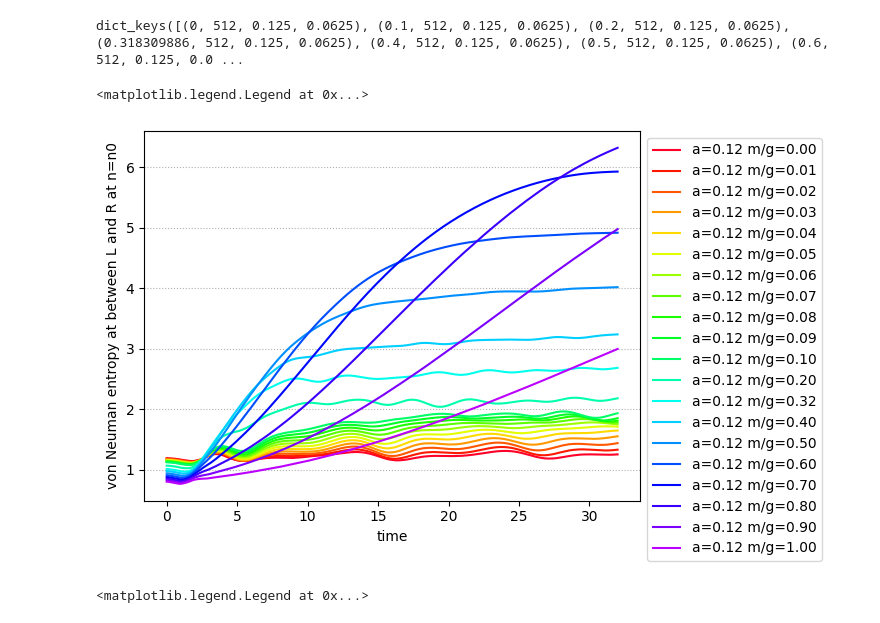
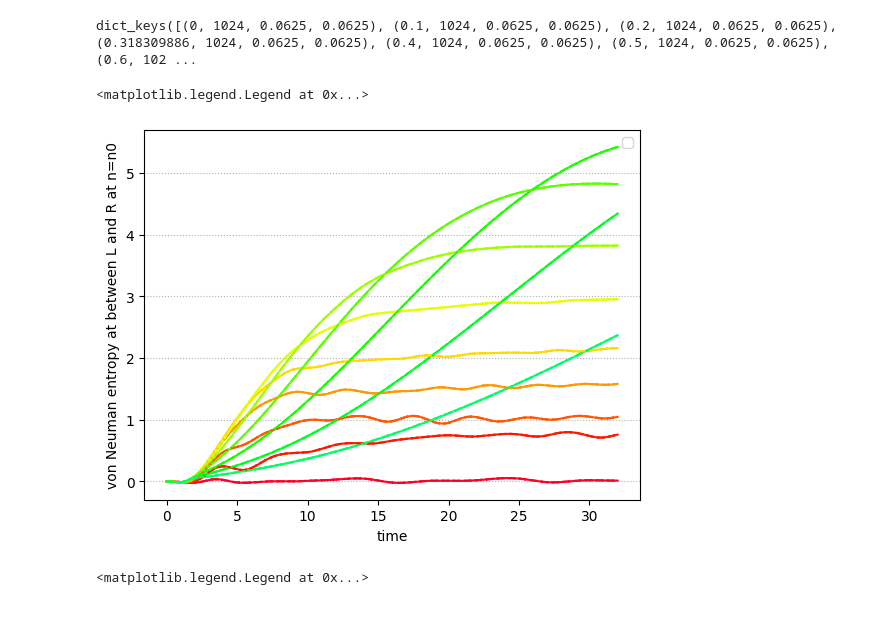
Before and after one commit to marekrams/jffs, a Jupyter notebook: plot_evolution_heatmaps_g=1.0_entropy.ipynb, the cells around one changed output. Saved outputs shown, nothing was run; the diff lists cells and outputs as text; code cells hidden in the pictures.

```diff
--- a/plot_evolution_heatmaps_g=1.0_entropy.ipynb
+++ b/plot_evolution_heatmaps_g=1.0_entropy.ipynb
@@ -9,11 +9,10 @@ from ploting import plot_heatmaps
 g = 1
 v, Q = 1, 1
 tol, method = 1e-6, '12site'
-D0, D = 256, 256
 #
 ms = [0, 0.1, 0.2, 0.318309886, 0.4, 0.5, 0.6, 0.7, 0.8, 0.9, 1.0]
 mg = [g * x for x in ms]
-NaDdt =  [(512, 0.125, 1024, 1/16)]  # (512, 0.0625, 256, 1/16),
+NaDdt =  [(1024, 1/16, 256, 1/16), (1024, 1/16, 512, 1/16), (1024, 1/16, 1024, 1/16)]
 
 data = {}
 
@@ -47,36 +46,38 @@ for m in ms:
 # %%
 data.keys()
 # %% [output]
-dict_keys([(0, 512, 0.125, 0.0625), (0.1, 512, 0.125, 0.0625), (0.2, 512, 0.125, 0.0625), (0.318309886, 512, 0.125, 0.0625), (0.4, 512, 0.125, 0.0625), (0.5, 512, 0.125, 0.0625), (0.6, 512, 0.125, 0.0 ...
+dict_keys([(0, 1024, 0.0625, 0.0625), (0.1, 1024, 0.0625, 0.0625), (0.2, 1024, 0.0625, 0.0625), (0.318309886, 1024, 0.0625, 0.0625), (0.4, 1024, 0.0625, 0.0625), (0.5, 1024, 0.0625, 0.0625), (0.6, 102 ...
 # %%
 ms = [0, 0.01, 0.02, 0.03, 0.04, 0.05, 0.06, 0.07, 0.08, 0.09, 0.1, 0.2, 0.318309886, 0.4, 0.5, 0.6, 0.7, 0.8, 0.9, 1.0]
 # %%
 NUM_COLORS = 21
 cm = plt.get_cmap('gist_rainbow')
 colors = [cm(i / NUM_COLORS) for i in range(NUM_COLORS)]
-lines = ['-', '--', '-']
+lines = ['-', '--', ':']
 # %%
 for j, (N, a, D, dt) in enumerate(NaDdt):
     for i, m in enumerate(ms):
-        tm = data[m, N, a, dt]["time"]
-        mask = tm > -1
-        tm = tm[mask]
+        try:
+            tm = data[m, N, a, dt]["time"]
+            mask = tm > -1
+            tm = tm[mask]
 
-        ee = data[m, N, a, dt]["entropy_1"][mask]
-        # ee = ee - ee[0]
+            ee = data[m, N, a, dt]["entropy_1"][mask]
+            ee = ee - ee[0]
 
-        line, = plt.plot(tm, ee[:, N // 2] , lines[j], color=colors[i])
-        if j == 0:
+            line, = plt.plot(tm, ee[:, N // 2] , lines[j], color=colors[i])
             line.set_label(f"{a=:0.2f} {m/g=:0.2f}")
+        except:
+            pass
 
 plt.grid(axis="y", linestyle=':')
 
 plt.xlabel('time')
 plt.ylabel('von Neuman entropy at between L and R at n=n0')
 plt.legend(ncols=1, bbox_to_anchor=(1, 1))
 # %% [output]
 <matplotlib.legend.Legend at 0x...>
-[figure, old version]
+[figure, new version]
 # %%
 entropy_ms = []
 entropy_e0_ms = []
```
Also changed, not shown: 30 other files.
